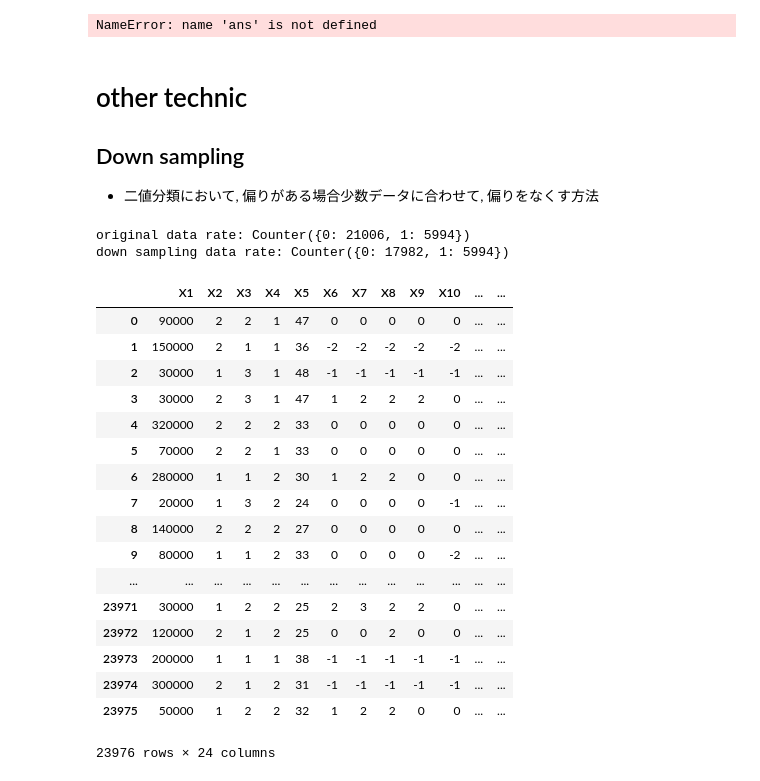
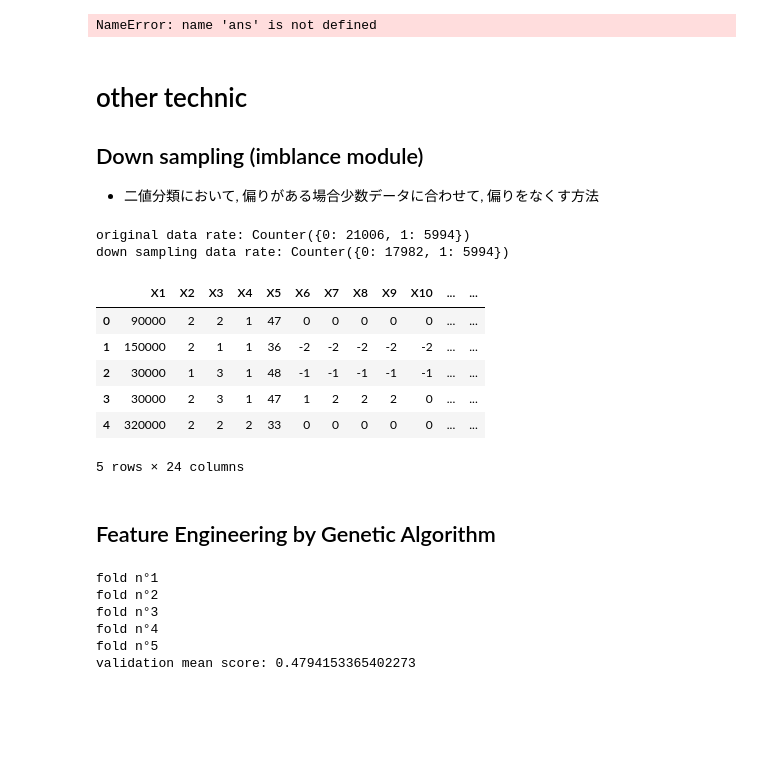
Before and after one commit to takuto0831/Credit_Card_Prob_Space, a Jupyter notebook: jn/exploratory_data_analysis.ipynb, the cells around one changed output. Cells and saved outputs as stored; diff of their text form; code cells hidden in the pictures; blank space fills up the shorter version.

Commit message:
add feature engineering by genetic algorithm code

```diff
--- a/jn/exploratory_data_analysis.ipynb
+++ b/jn/exploratory_data_analysis.ipynb
@@ -48,8 +52,8 @@ importlib.reload(Classifier)
 <module 'Classifier' from '/Users/takuto/Desktop/Credit_Comp/py/models/Classifier.py'>
 # %%
 # for instance
-Process = base.Process()
-Applicate = base.Applicate()
+Process = Base.Process()
+Applicate = Base.Applicate()
 LightGBM = Classifier.LightGBM()
 DecisionTree = Classifier.DecisionTree()
 # %% [markdown]
@@ -507,29 +511,34 @@ NameError: name 'ans' is not defined
 # %% [markdown]
 # other technic
 
-## Down sampling
+## Down sampling (imblance module)
 
 - 二値分類において, 偏りがある場合少数データに合わせて, 偏りをなくす方法
 # %%
-Applicate.down_sampling(train,features,rate=3)
+data = Applicate.down_sampling(train,features,rate=3)
+data.head()
 # %% [output]
 original data rate: Counter({0: 21006, 1: 5994})
 down sampling data rate: Counter({0: 17982, 1: 5994})
 |  | X1 | X2 | X3 | X4 | X5 | X6 | X7 | X8 | X9 | X10 | ... | ... |
 | 0 | 90000 | 2 | 2 | 1 | 47 | 0 | 0 | 0 | 0 | 0 | ... | ... |
 | 1 | 150000 | 2 | 1 | 1 | 36 | -2 | -2 | -2 | -2 | -2 | ... | ... |
 | 2 | 30000 | 1 | 3 | 1 | 48 | -1 | -1 | -1 | -1 | -1 | ... | ... |
 | 3 | 30000 | 2 | 3 | 1 | 47 | 1 | 2 | 2 | 2 | 0 | ... | ... |
 | 4 | 320000 | 2 | 2 | 2 | 33 | 0 | 0 | 0 | 0 | 0 | ... | ... |
-| 5 | 70000 | 2 | 2 | 1 | 33 | 0 | 0 | 0 | 0 | 0 | ... | ... |
-| 6 | 280000 | 1 | 1 | 2 | 30 | 1 | 2 | 2 | 0 | 0 | ... | ... |
-| 7 | 20000 | 1 | 3 | 2 | 24 | 0 | 0 | 0 | 0 | -1 | ... | ... |
-| 8 | 140000 | 2 | 2 | 2 | 27 | 0 | 0 | 0 | 0 | 0 | ... | ... |
-| 9 | 80000 | 1 | 1 | 2 | 33 | 0 | 0 | 0 | 0 | -2 | ... | ... |
-| ... | ... | ... | ... | ... | ... | ... | ... | ... | ... | ... | ... | ... |
-| 23971 | 30000 | 1 | 2 | 2 | 25 | 2 | 3 | 2 | 2 | 0 | ... | ... |
-| 23972 | 120000 | 2 | 1 | 2 | 25 | 0 | 0 | 2 | 0 | 0 | ... | ... |
-| 23973 | 200000 | 1 | 1 | 1 | 38 | -1 | -1 | -1 | -1 | -1 | ... | ... |
-| 23974 | 300000 | 2 | 1 | 2 | 31 | -1 | -1 | -1 | -1 | -1 | ... | ... |
-| 23975 | 50000 | 1 | 2 | 2 | 32 | 1 | 2 | 2 | 0 | 0 | ... | ... |
-23976 rows × 24 columns
+5 rows × 24 columns
+# %% [markdown]
+## Feature Engineering by Genetic Algorithm
+# %%
+# base score
+params = {'random_state': 831,'max_depth': 7,
+          'criterion': 'entropy', 'min_samples_leaf': 9}
+base_score = DecisionTree.validation(train,features,params)
+print("validation mean score:", base_score['score'].mean())
+# %% [output]
+fold n°1
+fold n°2
+fold n°3
+fold n°4
+fold n°5
+validation mean score: 0.4794153365402273
```
Also changed, not shown: parts of 5 cells of this notebook.
